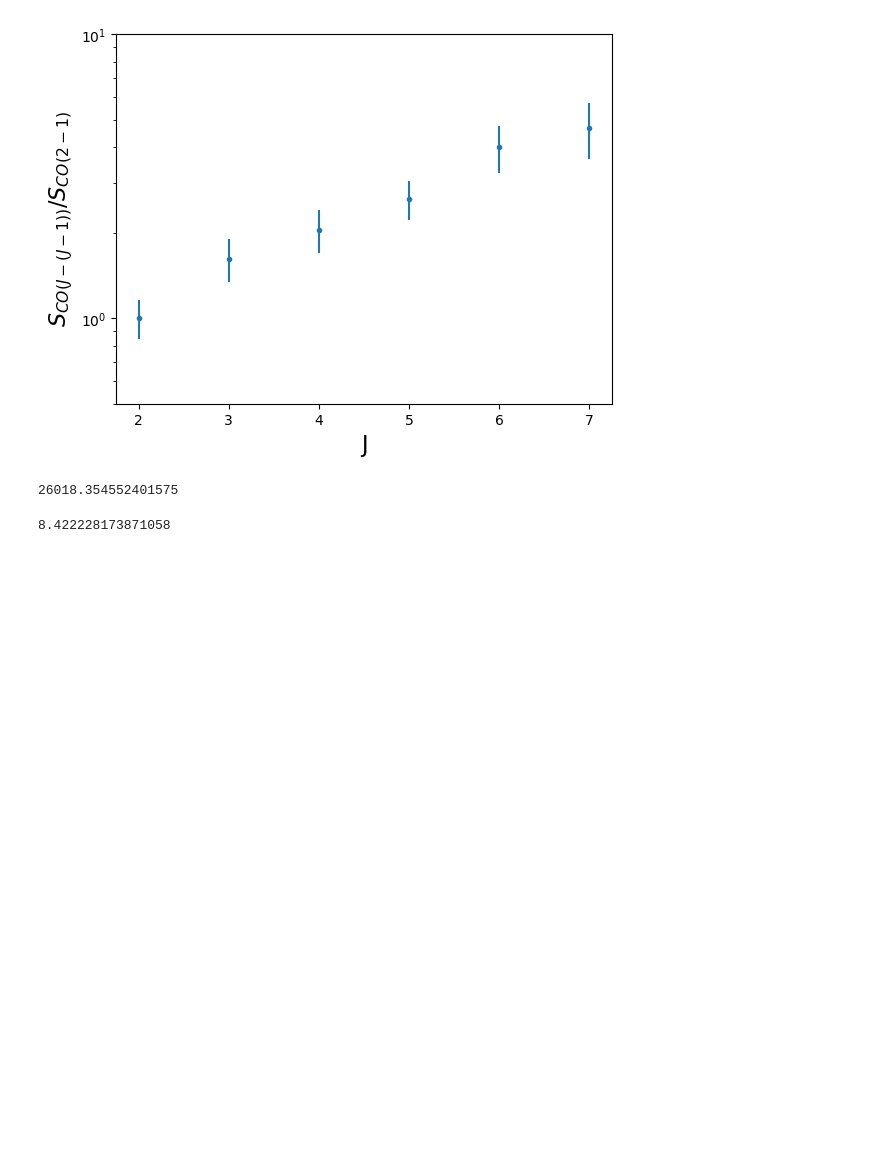
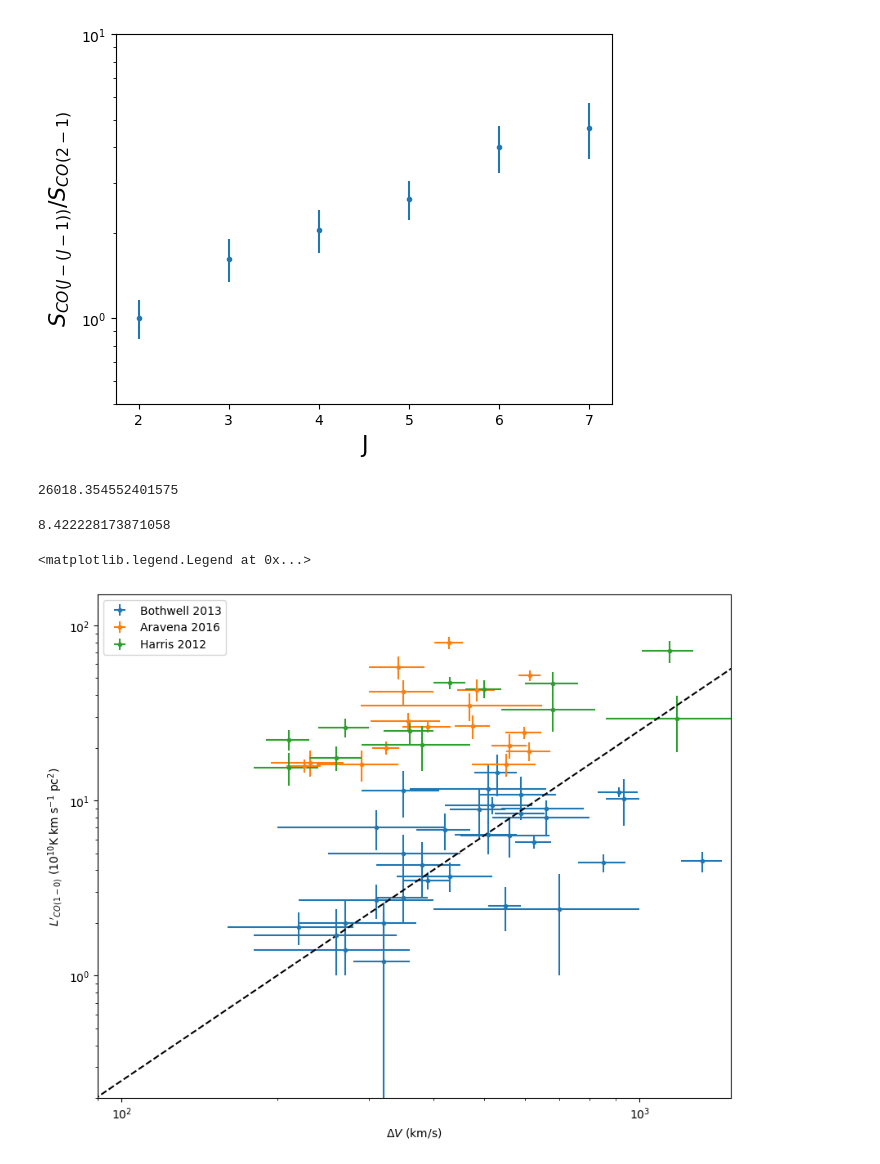
Before and after one commit to cpvargas/ACT_ALMA, a Jupyter notebook: CO_line.ipynb, the cells around one changed output. Drawn from its saved outputs; the diff is of its cells as text; code cells hidden in the pictures; blank space fills up the shorter version.

```diff
--- a/CO_line.ipynb
+++ b/CO_line.ipynb
@@ -77,0 +103,51 @@ LpCO(10,90,3)*1e-11
+# %%
+#ID T z V Ve ICO ICOe LpCO LpCOe nu
+#0  1 2 3 4   5   6     7    8   9
+
+A16_ID,A16_V,A16_Ve,A16_LpCO,A16_LpCOe = np.genfromtxt("Aravena_2016",
+                            usecols=(0,3,4,7,8),unpack=True,dtype=str)
+A16_V = np.array(A16_V,dtype=float)
+A16_Ve = np.array(A16_Ve,dtype=float)
+A16_LpCO = np.array(A16_LpCO,dtype=float)*10
+A16_LpCOe = np.array(A16_LpCOe,dtype=float)*10
+# %%
+#ID z ze SCO SCOe V Ve ICO ICOe LpCO LpCOerr
+#0  1  2  3   4   5  6  7   8    9     10
+
+H12_ID,H12_V,H12_Ve,H12_LpCO,H12_LpCOe = np.genfromtxt("Harris_2012",
+                         usecols=(0,5,6,9,10),unpack=True,dtype=str)
+H12_V = np.array(H12_V,dtype=float)
+H12_Ve = np.array(H12_Ve,dtype=float)
+H12_LpCO = np.array(H12_LpCO,dtype=float)
+H12_LpCOe = np.array(H12_LpCOe,dtype=float)
+# %%
+
+x0 = np.linspace(80,2000)
+y0 = 10**5.4*x0**2/1e10
+
+
+
+plt.figure(figsize=(10,8))
+
+plt.errorbar(V,LpCO10,xerr=V_e,yerr=LpCO10_err,fmt=".",label="Bothwell 2013")
+
+plt.errorbar(A16_V,A16_LpCO,xerr=A16_Ve,yerr=A16_LpCOe,fmt=".",label="Aravena 2016")
+plt.errorbar(H12_V,H12_LpCO,xerr=H12_Ve,yerr=H12_LpCOe,fmt=".",label="Harris 2012")
+
+
+plt.xscale("log")
+plt.yscale("log")
+
+plt.xlabel(r"$\Delta V$ (km/s)")
+plt.ylabel(r"$L'_{CO(1-0)}$ ($10^{10}$K km s$^{-1}$ pc$^2$)")
+
+plt.plot(x0,y0,"--",color="black")
+
+plt.ylim(0.2,150)
+
+plt.xlim(90,1500)
+
+plt.legend()
+# %% [output]
+<matplotlib.legend.Legend at 0x...>
+[figure, added]
```
Also changed, not shown: parts of 2 cells of this notebook.
